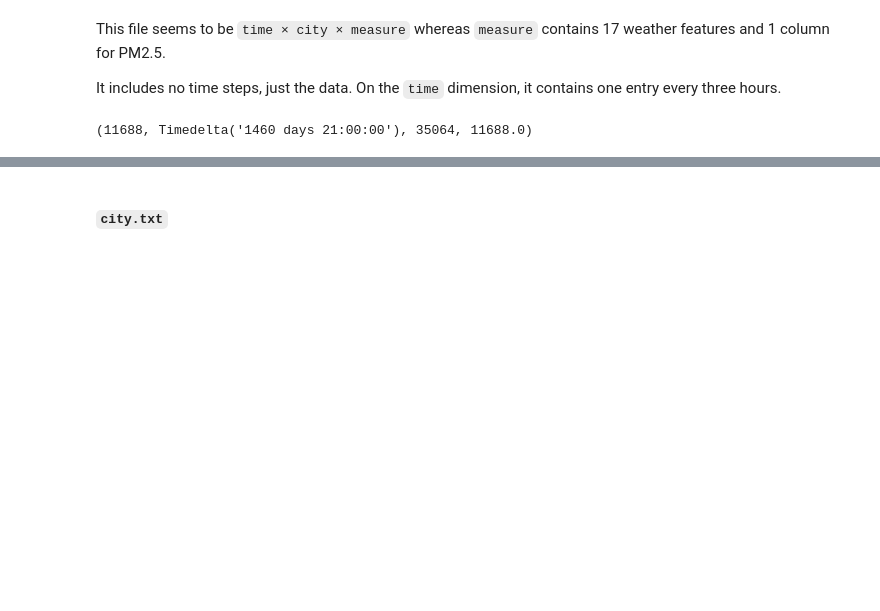
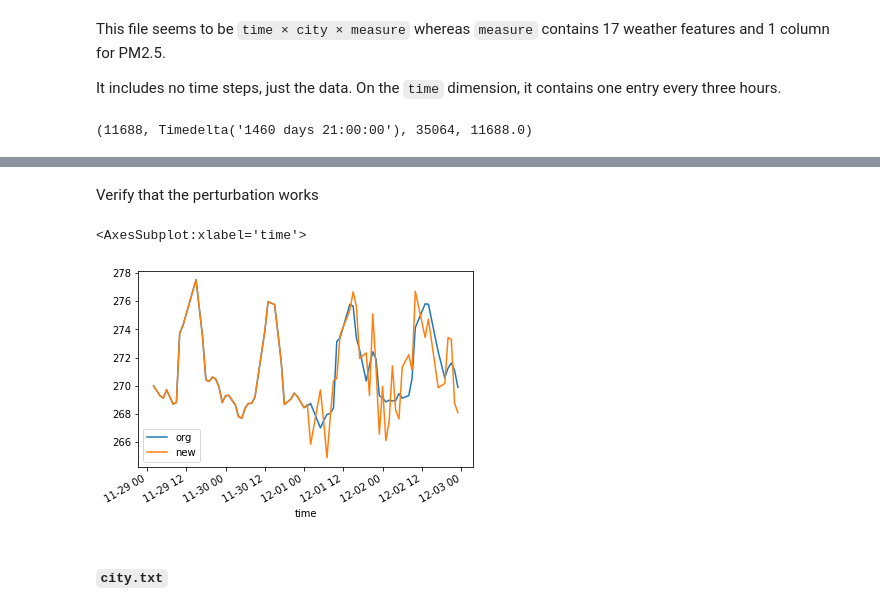
Before and after one commit to deutschmn/split-pollution-sources, a Jupyter notebook: gnn-prep.ipynb, the cells around one changed output, grey strips where cells are left out. Cells and saved outputs as stored; diff of their text form; code cells hidden in the pictures; blank space fills up the shorter version.

```diff
--- a/gnn-prep.ipynb
+++ b/gnn-prep.ipynb
@@ -133,3 +153,16 @@ Total df length: 550485
+# %% [markdown]
+Verify that the perturbation works
+# %%
+city = "daxing"
+comp_start = pert_start - pd.Timedelta(value=2, unit='days')
+comp_end = pert_start + pd.Timedelta(value=2, unit='days')
+
+org = export_df_org[(export_df_org["device_id"] == city) & (export_df_org['time'] > comp_start) & (export_df_org['time'] < comp_end)]["2m_temperature"]
+new = export_df[(export_df["device_id"] == city) & (export_df_org['time'] > comp_start) & (export_df_org['time'] < comp_end)]["2m_temperature"]
+pd.concat([org, new], axis=1, keys=('org', 'new')).plot()
+# %% [output]
+<AxesSubplot:xlabel='time'>
+[figure, added]
 # %%
 # transform from data frame to shape of KnowAir.npy
 export_grouped = export_df.groupby('device_id').apply(pd.DataFrame.to_numpy)
```
Also changed, not shown: parts of 5 cells of this notebook.
